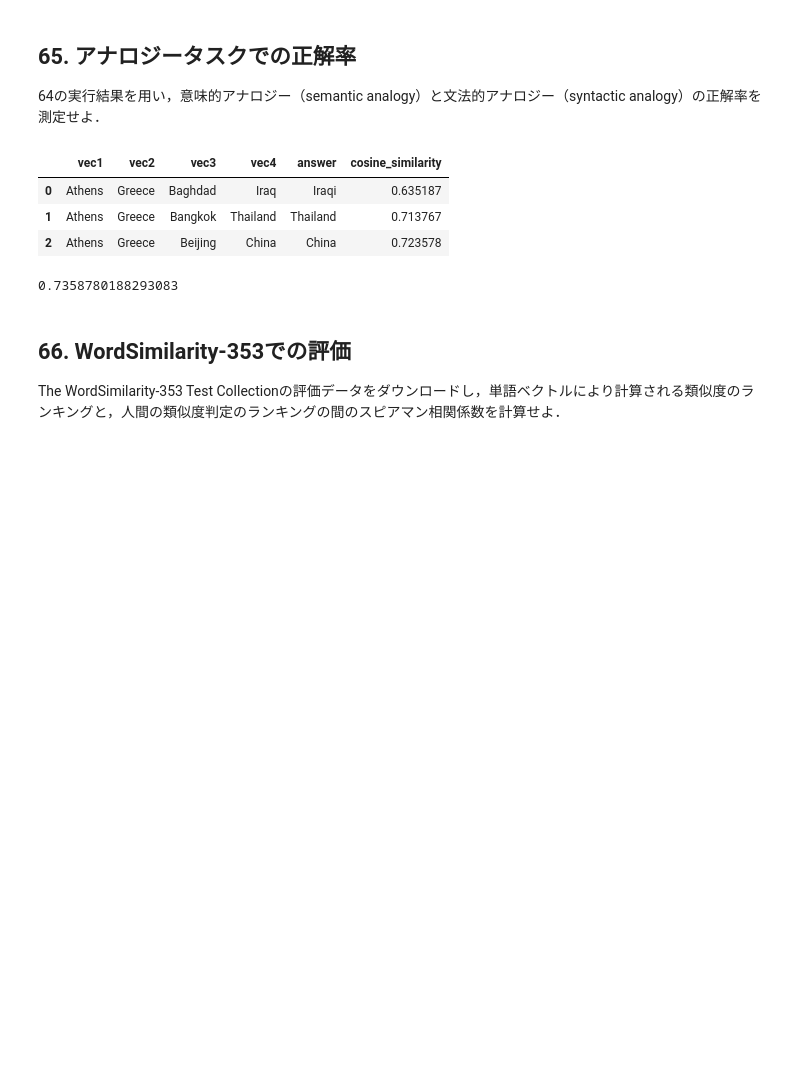
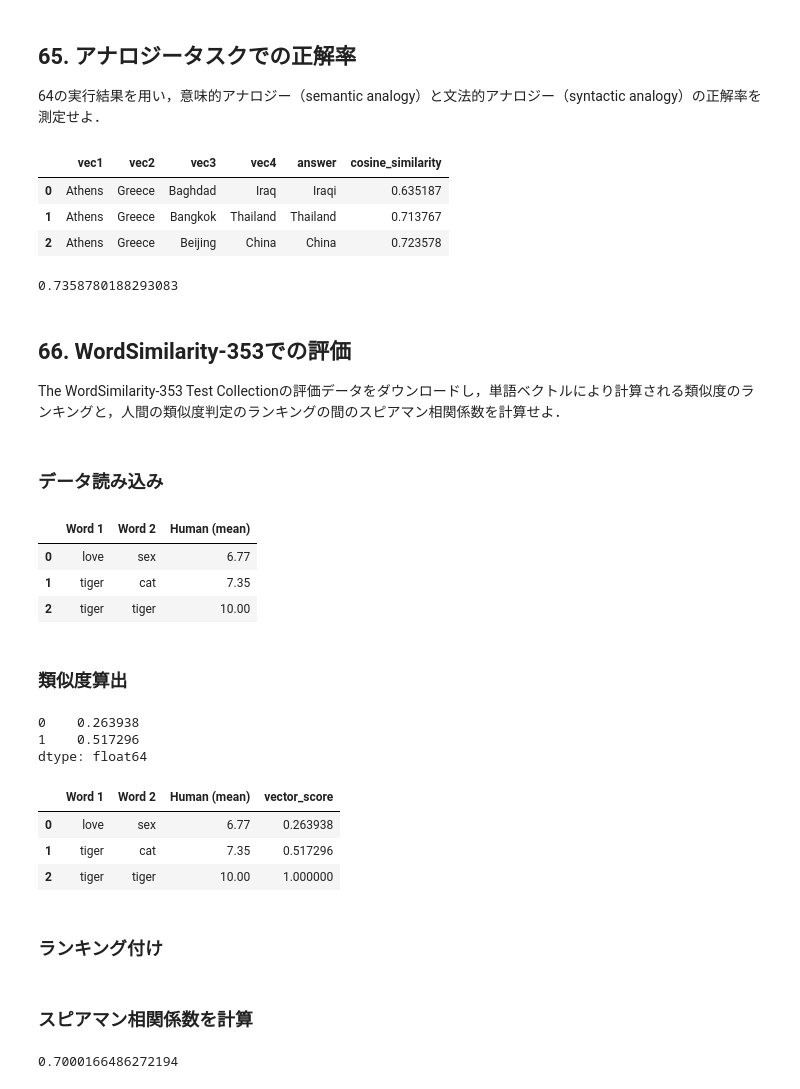
Before and after one commit to Kazuya-Minakuchi/natural_language_processing_100_knocks, a Jupyter notebook: notebooks/07_word_vector.ipynb, the cells around one changed output. Drawn from its saved outputs; the diff is of its cells as text; code cells hidden in the pictures; blank space fills up the shorter version.

```diff
--- a/notebooks/07_word_vector.ipynb
+++ b/notebooks/07_word_vector.ipynb
@@ -290,0 +293,46 @@ The WordSimilarity-353 Test Collectionの評価データをダウンロードし
+# %% [markdown]
+### データ読み込み
+# %%
+# 学習済み単語ベクトル
+combined_path = os.path.join(os.getcwd(), '../data/combined.csv')
+# %%
+# 読み込み
+df = pd.read_csv(combined_path)
+df.head(3)
+# %% [output]
+|  | Word 1 | Word 2 | Human (mean) |
+| 0 | love | sex | 6.77 |
+| 1 | tiger | cat | 7.35 |
+| 2 | tiger | tiger | 10.00 |
+# %% [markdown]
+### 類似度算出
+# %%
+# Word 1とWord 2の類似度
+def get_similarity(row):
+    return wv_from_bin.similarity(row['Word 1'], row['Word 2'])
+
+pd.DataFrame([
+    {
+        'Word 1': 'love',
+        'Word 2': 'sex',
+    },
+    {
+        'Word 1': 'tiger',
+        'Word 2': 'cat',
+    },
+]).apply(get_similarity, axis=1)
+# %% [output]
+0    0.263938
+1    0.517296
+dtype: float64
+# %%
+df['vector_score'] = df.apply(get_similarity, axis=1)
+# %%
+df.head(3)
+# %% [output]
+|  | Word 1 | Word 2 | Human (mean) | vector_score |
+| 0 | love | sex | 6.77 | 0.263938 |
+| 1 | tiger | cat | 7.35 | 0.517296 |
+| 2 | tiger | tiger | 10.00 | 1.000000 |
+# %% [markdown]
+### ランキング付け
@@ -290,0 +342,2 @@ The WordSimilarity-353 Test Collectionの評価データをダウンロードし
+# %% [markdown]
+### スピアマン相関係数を計算
@@ -290,0 +346,4 @@ The WordSimilarity-353 Test Collectionの評価データをダウンロードし
+# %%
+print(correlation)
+# %% [output]
+0.7000166486272194
```
Also changed, not shown: parts of 4 cells of this notebook.
